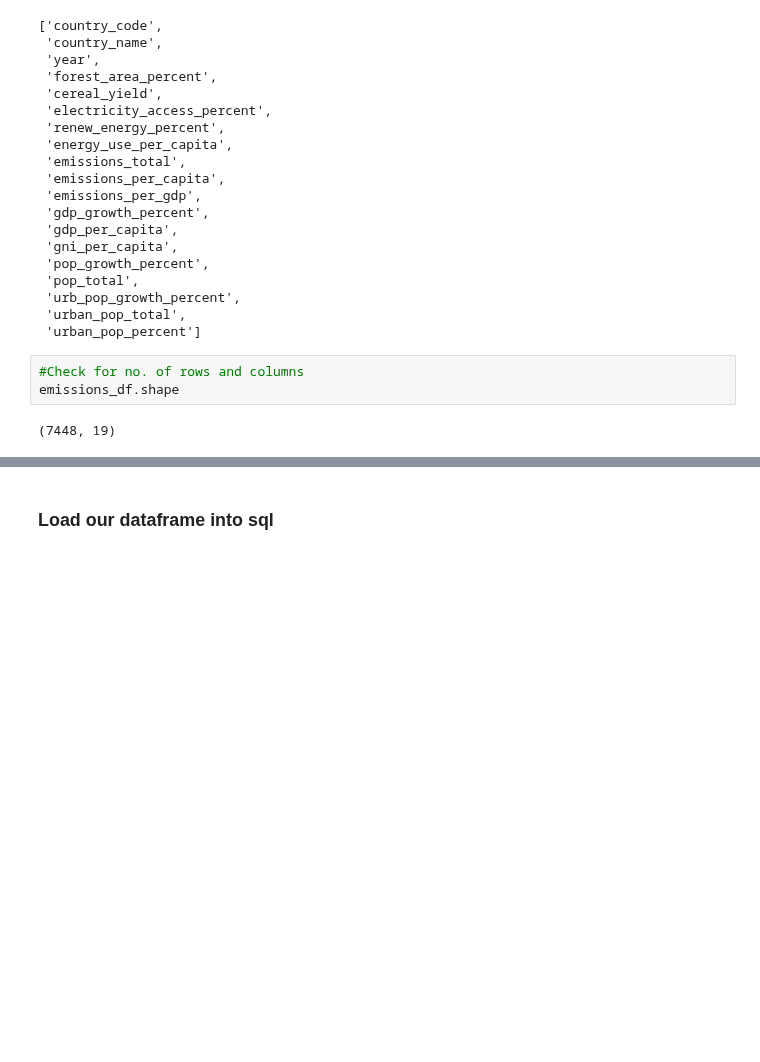
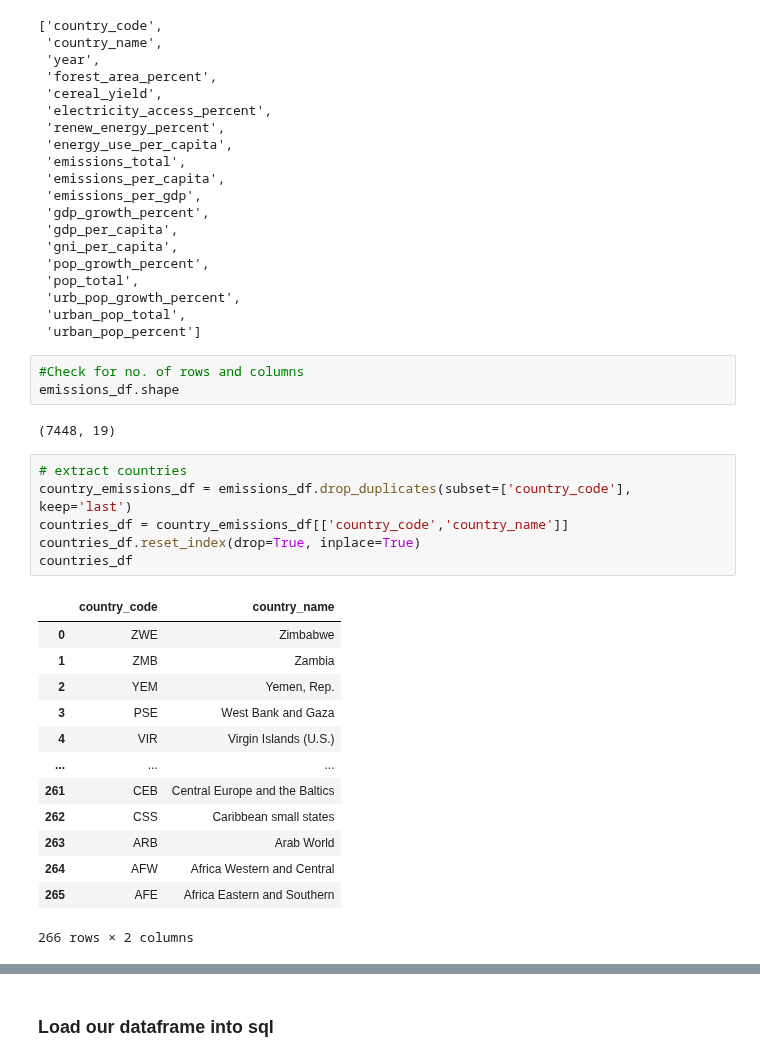
Before and after one commit to sahithig1/capstone_greenhouse_emissions, a Jupyter notebook: Notebook/api_data_clean.ipynb, the cells around one changed output, grey strips where cells are left out. Saved outputs shown, nothing was run; the diff lists cells and outputs as text; blank space fills up the shorter version.

```diff
--- a/Notebook/api_data_clean.ipynb
+++ b/Notebook/api_data_clean.ipynb
@@ -181,3 +181,23 @@ list(emissions_df.columns)
 emissions_df.shape
 # %% [output]
 (7448, 19)
+# %%
+# extract countries
+country_emissions_df = emissions_df.drop_duplicates(subset=['country_code'], keep='last')
+countries_df = country_emissions_df[['country_code','country_name']]
+countries_df.reset_index(drop=True, inplace=True)
+countries_df
+# %% [output]
+|  | country_code | country_name |
+| 0 | ZWE | Zimbabwe |
+| 1 | ZMB | Zambia |
+| 2 | YEM | Yemen, Rep. |
+| 3 | PSE | West Bank and Gaza |
+| 4 | VIR | Virgin Islands (U.S.) |
+| ... | ... | ... |
+| 261 | CEB | Central Europe and the Baltics |
+| 262 | CSS | Caribbean small states |
+| 263 | ARB | Arab World |
+| 264 | AFW | Africa Western and Central |
+| 265 | AFE | Africa Eastern and Southern |
+266 rows × 2 columns
```
Also changed, not shown: parts of 8 cells of this notebook.
